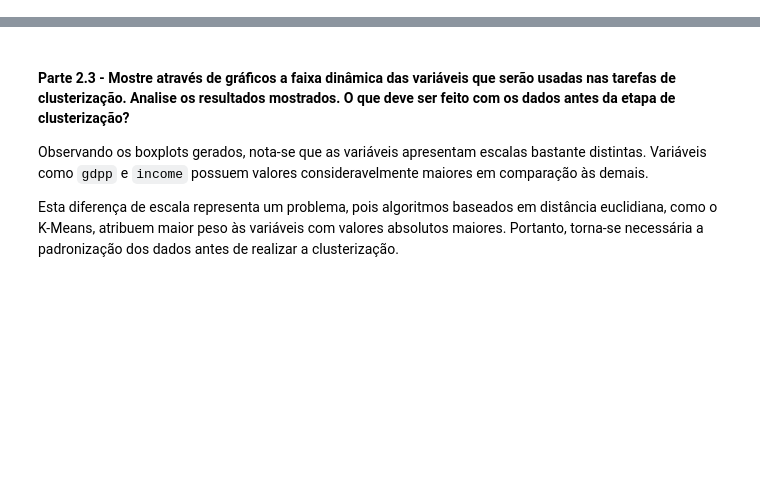
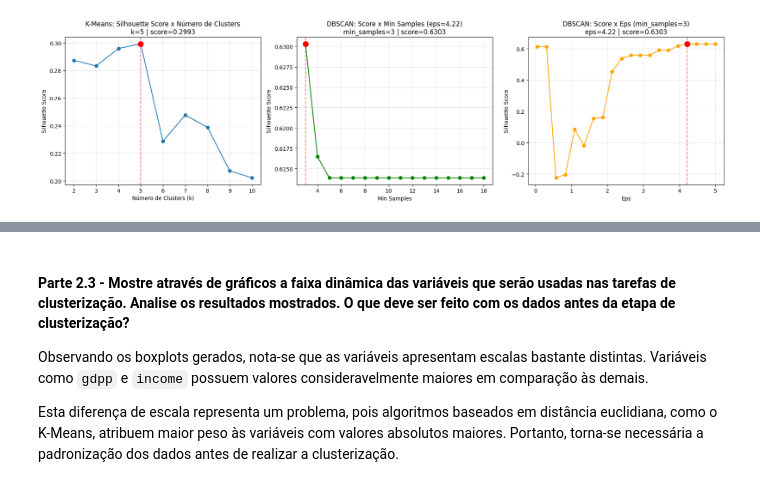
Before and after one commit to andreiluizpereira/clusterizacao_ii_infnet, a Jupyter notebook: pd.ipynb, the cells around one changed output, grey strips where cells are left out. Drawn from its saved outputs; the diff is of its cells as text; code cells hidden in the pictures; blank space fills up the shorter version.

Commit message:
criado 3 gráficos de comparação dos hiperparâmetros x silhouette

```diff
--- a/pd.ipynb
+++ b/pd.ipynb
@@ -21,0 +87,20 @@ Quantidade de países: 167
+# %%
+# Definir um range de valores de K a serem testados
+k_range = range(2, 11)
+kmeans_values = []
+
+# Para cada K, aplicar o algoritmo K-Means aos dados padronizados
+for k_value in k_range:
+    kmeans = KMeans(n_clusters=k_value, random_state=42, n_init=10).fit(X_scaled)
+
+    kmeans_silhouette_score = silhouette_score(X=X_scaled, labels=kmeans.labels_)
+    kmeans_values.append({
+        'k': k_value,
+        'score': kmeans_silhouette_score
+    })
+
+# Identificar o maior valor
+kmeans_max_silhouette_score = max(v['score'] for v in kmeans_values)
+best_k = [v['score'] for v in kmeans_values].index(kmeans_max_silhouette_score) + 2
+
+print(f"KMEANS -> K: {best_k}\tSilhouette Score: {kmeans_max_silhouette_score:.4f}")
@@ -21,0 +163,46 @@ Quantidade de países: 167
+# %%
+# Preparar dados para os gráficos DBSCAN
+# Filtrar valores com o melhor eps (variando min_samples)
+db_best_eps = [v for v in db_values if v['eps'] == best_params['eps']]
+db_best_eps_sorted = sorted(db_best_eps, key=lambda x: x['min_samples'])
+
+# Filtrar valores com o melhor min_samples (variando eps)
+db_best_min_samples = [v for v in db_values if v['min_samples'] == best_params['min_samples']]
+db_best_min_samples_sorted = sorted(db_best_min_samples, key=lambda x: x['eps'])
+
+# Criar figura com 3 subplots
+f, (ax1, ax2, ax3) = plt.subplots(nrows=1, ncols=3, figsize=(18, 5))
+
+# Gráfico 1: K-Means
+ax1.plot([v['k'] for v in kmeans_values], [v['score'] for v in kmeans_values], marker='o')
+ax1.set_xlabel('Número de Clusters (k)')
+ax1.set_ylabel('Silhouette Score')
+ax1.set_title(f'K-Means: Silhouette Score x Número de Clusters\nk={best_k} | score={kmeans_max_silhouette_score:.4f}', fontsize=12)
+ax1.plot(best_k, kmeans_max_silhouette_score, 'ro', markersize=10)
+ax1.axvline(x=best_k, color='red', linestyle='--', alpha=0.5)
+ax1.grid(True, alpha=0.3)
+
+# Gráfico 2: DBSCAN - Silhouette x Min Samples (eps fixo)
+ax2.plot([v['min_samples'] for v in db_best_eps_sorted],
+         [v['score'] for v in db_best_eps_sorted], marker='o', color='green')
+ax2.set_xlabel('Min Samples')
+ax2.set_ylabel('Silhouette Score')
+ax2.set_title(f'DBSCAN: Score x Min Samples (eps={best_params["eps"]:.2f})\nmin_samples={best_params["min_samples"]} | score={best_score:.4f}', fontsize=12)
+ax2.plot(best_params["min_samples"], best_score, 'ro', markersize=10)
+ax2.axvline(x=best_params["min_samples"], color='red', linestyle='--', alpha=0.5)
+ax2.grid(True, alpha=0.3)
+
+# Gráfico 3: DBSCAN - Silhouette x Eps (min_samples fixo)
+ax3.plot([v['eps'] for v in db_best_min_samples_sorted],
+         [v['score'] for v in db_best_min_samples_sorted], marker='o', color='orange')
+ax3.set_xlabel('Eps')
+ax3.set_ylabel('Silhouette Score')
+ax3.set_title(f'DBSCAN: Score x Eps (min_samples={best_params["min_samples"]})\neps={best_params["eps"]:.2f} | score={best_score:.4f}', fontsize=12)
+ax3.plot(best_params["eps"], best_score, 'ro', markersize=10)
+ax3.axvline(x=best_params["eps"], color='red', linestyle='--', alpha=0.5)
+ax3.grid(True, alpha=0.3)
+
+plt.tight_layout()
+plt.show()
+# %% [output]
+[figure, added]
```
Also changed, not shown: parts of 29 cells of this notebook, 1 other file.
